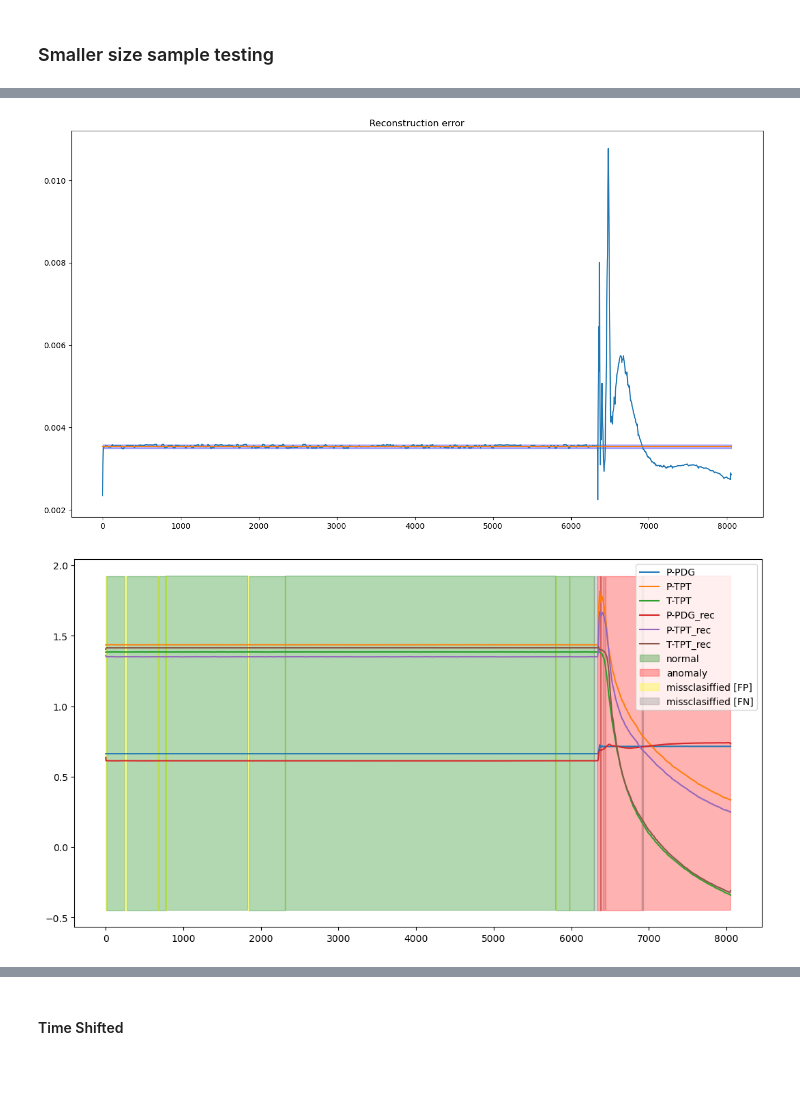
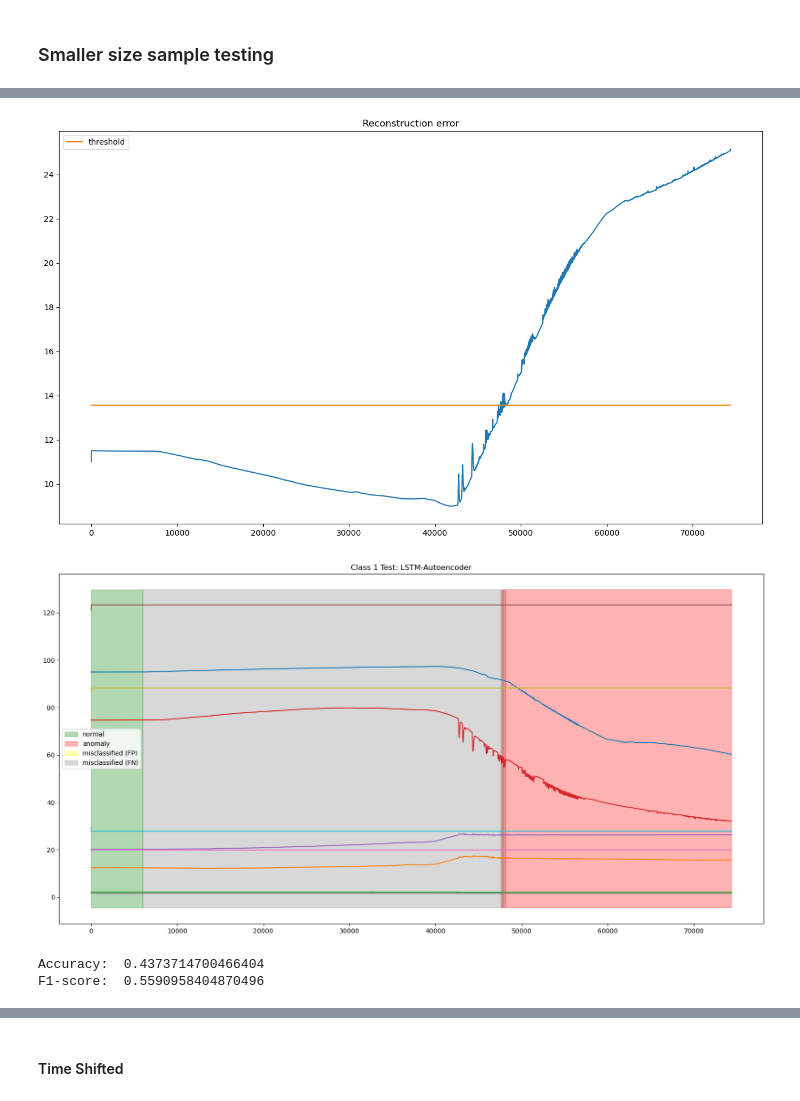
Before and after one commit to frrp16/Anomaly-Detection-Oil-and-Gas, a Jupyter notebook: code/3W/paper-1-lstm-autoencoder copy.ipynb, the cells around one changed output, grey strips where cells are left out. Saved outputs shown, nothing was run; the diff lists cells and outputs as text; code cells hidden in the pictures; blank space fills up the shorter version.

```diff
--- a/code/3W/paper-1-lstm-autoencoder copy.ipynb
+++ b/code/3W/paper-1-lstm-autoencoder copy.ipynb
@@ -587,7 +628,7 @@ merged_data_test_np_3d.shape
 # %% [output]
 (86388, 10, 5)
 # %%
-lstm_model = keras.models.load_model("../../logs/3W/train-filtered-P-scaled/2/best_model.h5")
+lstm_model = keras.models.load_model("../../logs/3W/train-filtered-P-scaled/5/best_model.h5")
 
 pred_3d_np = lstm_model.predict(merged_data_test_np_3d)
 # %% [output]
@@ -655,7 +724,7 @@ plt.show()
 # %% [markdown]
 ### Smaller size sample testing
 # %%
-sample_test = pd.read_parquet("../../datasets/3W/dataset/8/SIMULATED_00001.parquet")
+sample_test = pd.read_parquet("../../datasets/3W/dataset/1/SIMULATED_00095.parquet")
 sample_test = sample_test[['T-TPT','P-TPT', 'P-MON-CKP', 'T-JUS-CKP', 'P-PDG', 'class']]
 
 # Scale pressure columns (those starting with 'P') by 10^6
@@ -677,7 +746,7 @@ sample_test.plot(figsize=(13,7))
 # sample_test_np_scaled = scaler_test.transform(sample_test_np)
 sample_test_np_3d = convert_time_window(sample_test_np, 10)
 # %%
-lstm_model = keras.models.load_model("../../logs/3W/train-filtered-P-scaled/2/best_model.h5")
+lstm_model = keras.models.load_model("../../logs/3W/train-filtered-P-scaled/5/best_model.h5")
 
 pred_3d_np = lstm_model.predict(sample_test_np_3d)
 # %% [output]
@@ -710,2 +763,2 @@ plt.show()
 # %%
-r_e = calculate_reconstruction_loss(sample_test_np, pred_2d)
+sample_r_e = calculate_reconstruction_loss(sample_test_np, pred_2d)
@@ -717,29 +791,37 @@ print(thres, f1)
 # %%
-# q3 = np.percentile(r_e, 75)
-# q1 = np.percentile(r_e, 25)
+# q3 = np.percentile(sample_r_e, 75)
+# q1 = np.percentile(sample_r_e, 25)
 # iqr = q3 - q1
 
 plt.figure(figsize=(16,9))
-plt.plot(r_e)
-plt.plot(np.full(r_e.shape[0], thres))
+plt.plot(sample_r_e)
+plt.plot(np.full(sample_r_e.shape[0], thres + min(sample_r_e)), label='threshold')
 # xmin, xmax, ymin, ymax = plt.axis()
-# plt.fill_betweenx(np.linspace(thres-iqr, thres+iqr, 100), r_e.shape[0], color='blue', alpha=0.3)
+# plt.fill_betweenx(np.linspace(thres-iqr, thres+iqr, 100), sample_r_e.shape[0], color='blue', alpha=0.3)
 plt.title("Reconstruction error")
-
+plt.legend()
 plt.show()
 # %% [output]
-[figure, old version]
+[figure, new version]
 # %%
-plt.figure(figsize=(13,7))
-plt.plot(sample_test_np_scaled)
+plt.figure(figsize=(20,10))
+plt.plot(sample_test_np)
 plt.plot(pred_2d)
 xmin, xmax, ymin, ymax = plt.axis()
-plt.fill_between(np.arange(0,len(pred_2d)), ymax, ymin, where=((~sample_test_class.astype(bool)) & (~sample_y_pred)), color='green', alpha=0.3)
-plt.fill_between(np.arange(0,len(pred_2d)), ymax, ymin,where=((sample_test_class.astype(bool)) & (sample_y_pred)), color='red', alpha=0.3)
-plt.fill_between(np.arange(0,len(pred_2d)), ymax, ymin,where=(~sample_test_class.astype(bool) & sample_y_pred ), color='yellow', alpha=0.3)
-plt.fill_between(np.arange(0,len(pred_2d)), ymax, ymin,where=(sample_test_class.astype(bool) & ~sample_y_pred ), color='gray', alpha=0.3)
-plt.legend(['P-PDG','P-TPT', 'T-TPT','P-PDG_rec','P-TPT_rec', 'T-TPT_rec','normal','anomaly','missclasiffied [FP]','missclasiffied [FN]'])
+plt.fill_between(np.arange(0,len(pred_2d)), ymax, ymin, where=((~sample_test_class.astype(bool)) & (~sample_y_pred)), color='green', alpha=0.3, label='normal')
+plt.fill_between(np.arange(0,len(pred_2d)), ymax, ymin,where=((sample_test_class.astype(bool)) & (sample_y_pred)), color='red', alpha=0.3, label='anomaly')
+plt.fill_between(np.arange(0,len(pred_2d)), ymax, ymin,where=(~sample_test_class.astype(bool) & sample_y_pred ), color='yellow', alpha=0.3, label='misclassified (FP)')
+plt.fill_between(np.arange(0,len(pred_2d)), ymax, ymin,where=(sample_test_class.astype(bool) & ~sample_y_pred ), color='gray', alpha=0.3, label='misclassified (FN)')
+# plt.legend(['P-PDG','P-TPT', 'T-TPT','P-PDG_rec','P-TPT_rec', 'T-TPT_rec','normal','anomaly','missclasiffied [FP]','missclasiffied [FN]'])
+plt.legend()
+plt.title("Class 1 Test: LSTM-Autoencoder")
 plt.show()
 # %% [output]
-[figure, old version]
+[figure, new version]
+# %%
+print("Accuracy: ", metrics.accuracy_score(np.array(sample_test_class).astype(bool), sample_y_pred))
+print("F1-score: ", metrics.f1_score(np.array(sample_test_class).astype(bool), sample_y_pred))
+# %% [output]
+Accuracy:  0.4373714700466404
+F1-score:  0.5590958404870496
 # %%
```
Also changed, not shown: parts of 39 cells of this notebook, 3 other files.
